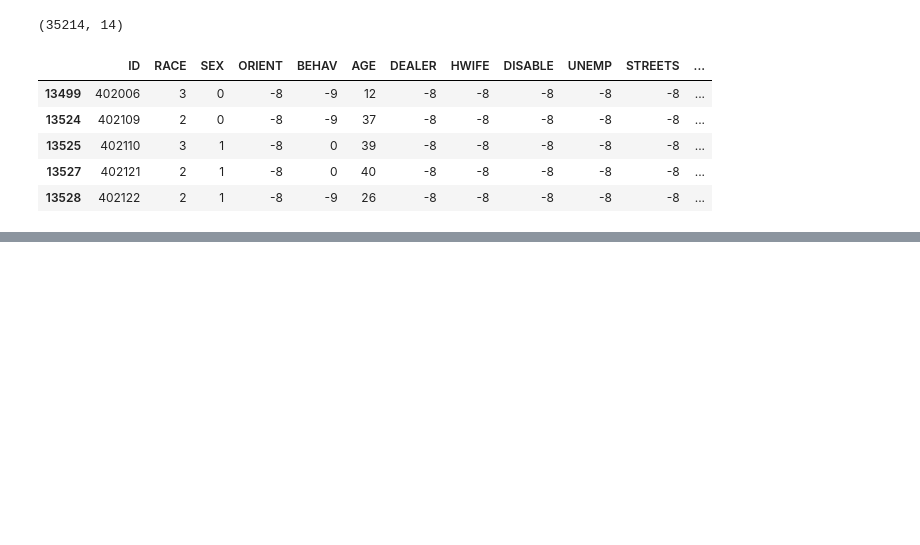
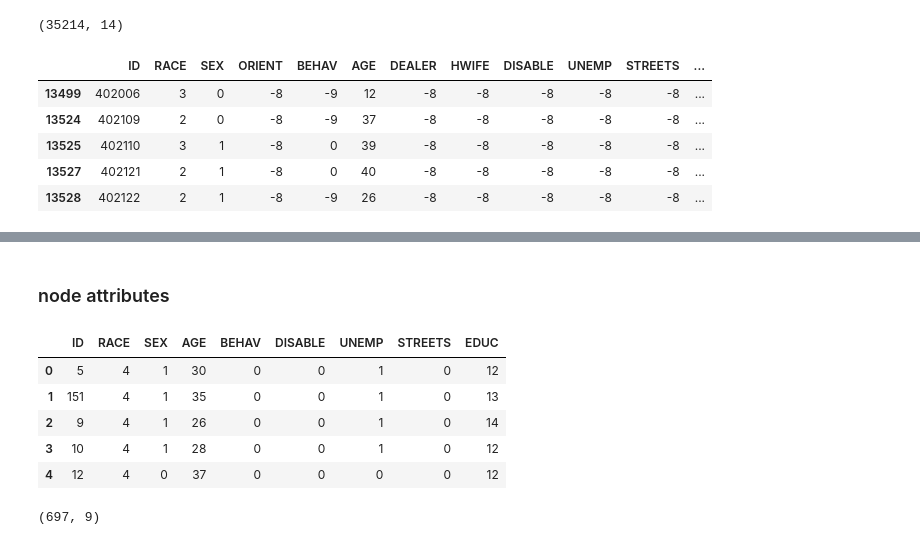
Before and after one commit to MSWinds/HIV-SNA-1988-2001, a Jupyter notebook: preview.ipynb, the cells around one changed output, grey strips where cells are left out. Drawn from its saved outputs; the diff is of its cells as text; code cells hidden in the pictures; blank space fills up the shorter version.

```diff
--- a/preview.ipynb
+++ b/preview.ipynb
@@ -337,0 +457,26 @@ df_nodes.to_csv('nodes.csv', index=False)
+# %% [markdown]
+### node attributes
+# %%
+# Create two separate DataFrames for ID1 and ID2 attributes
+df_id1 = df_filtered3_cleaned[['ID1', 'RACE1', 'SEX1', 'AGE1', 'BEHAV1', 'DISABLE1', 'UNEMP1', 'STREETS1', 'EDUC1']]
+df_id2 = df_filtered3_cleaned[['ID2', 'RACE2', 'SEX2', 'AGE2', 'BEHAV2', 'DISABLE2', 'UNEMP2', 'STREETS2', 'EDUC2']]
+
+# Rename columns to remove the '1' and '2' suffixes
+df_id1.columns = ['ID', 'RACE', 'SEX', 'AGE', 'BEHAV', 'DISABLE', 'UNEMP', 'STREETS', 'EDUC']
+df_id2.columns = ['ID', 'RACE', 'SEX', 'AGE', 'BEHAV', 'DISABLE', 'UNEMP', 'STREETS', 'EDUC']
+
+# Concatenate the two DataFrames and drop duplicates
+df_nodes3 = pd.concat([df_id1, df_id2]).drop_duplicates(subset=['ID'])
+
+# Reset the index
+df_nodes3.reset_index(drop=True, inplace=True)
+
+display(df_nodes3.head(), df_nodes3.shape)
+# %% [output]
+|  | ID | RACE | SEX | AGE | BEHAV | DISABLE | UNEMP | STREETS | EDUC |
+| 0 | 5 | 4 | 1 | 30 | 0 | 0 | 1 | 0 | 12 |
+| 1 | 151 | 4 | 1 | 35 | 0 | 0 | 1 | 0 | 13 |
+| 2 | 9 | 4 | 1 | 26 | 0 | 0 | 1 | 0 | 14 |
+| 3 | 10 | 4 | 1 | 28 | 0 | 0 | 1 | 0 | 12 |
+| 4 | 12 | 4 | 0 | 37 | 0 | 0 | 0 | 0 | 12 |
+(697, 9)
```
Also changed, not shown: parts of 18 cells of this notebook, 1 other file.
